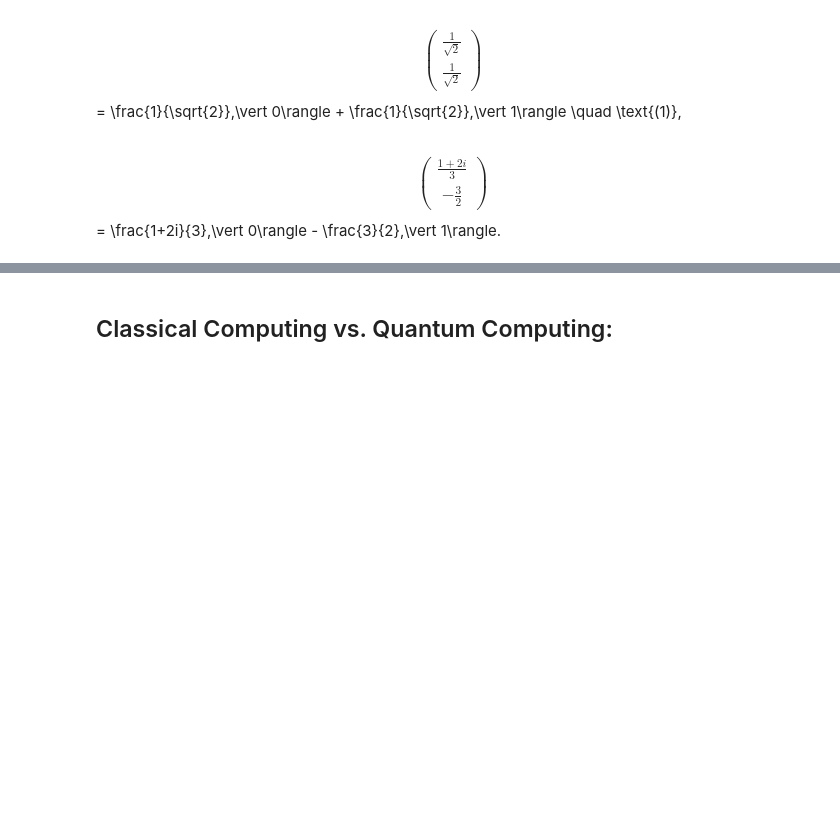
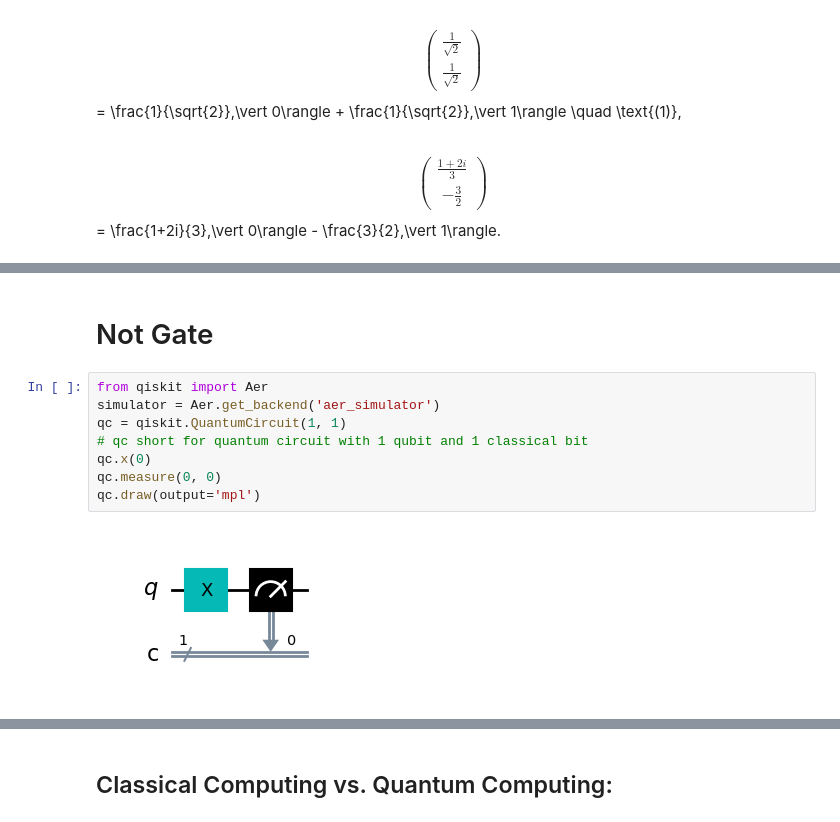
Before and after one commit to rodAlm08/emerging_tech_repo, a Jupyter notebook: project.ipynb, the cells around one changed output, grey strips where cells are left out. Drawn from its saved outputs; the diff is of its cells as text; blank space fills up the shorter version.

```diff
--- a/project.ipynb
+++ b/project.ipynb
@@ -129,0 +177,12 @@ Here are examples of quantum states of a qubit:
+# %% [markdown]
+# Not Gate
+# %%
+from qiskit import Aer
+simulator = Aer.get_backend('aer_simulator')
+qc = qiskit.QuantumCircuit(1, 1)
+# qc short for quantum circuit with 1 qubit and 1 classical bit
+qc.x(0)
+qc.measure(0, 0)
+qc.draw(output='mpl')
+# %% [output]
+[figure, added]
```
Also changed, not shown: parts of 24 cells of this notebook, 2 other files.
